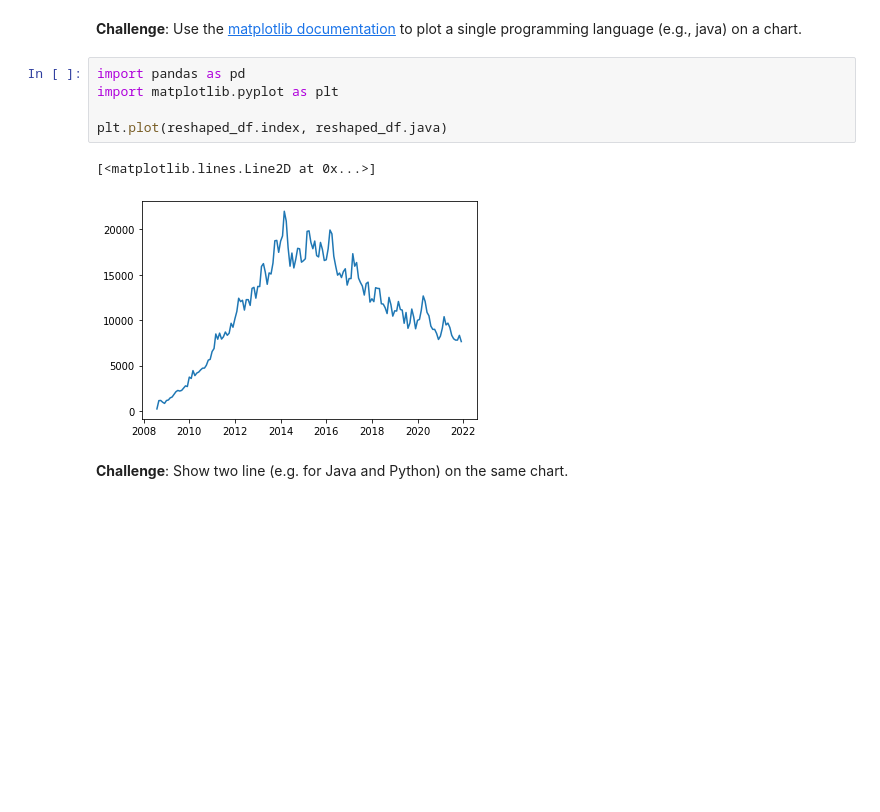
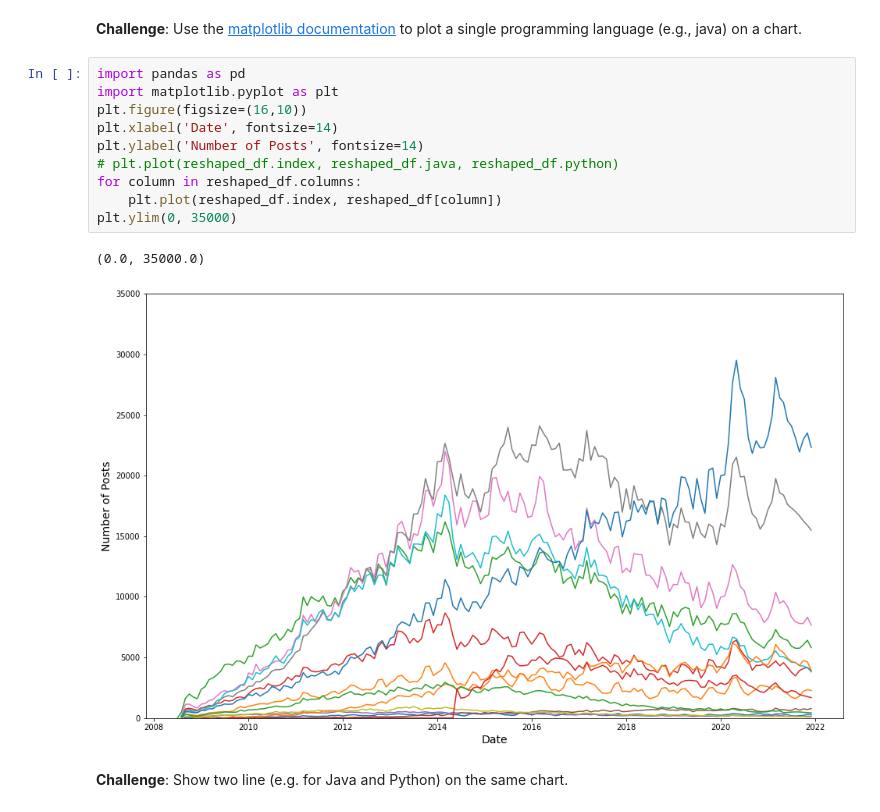
Before and after one commit to brylimz/analyse-popularity-programming-languages-over-time, a Jupyter notebook: programming_languages.ipynb, the cells around one changed output. Cells and saved outputs as stored; diff of their text form; blank space fills up the shorter version.

Commit message:
looping through legends

```diff
--- a/programming_languages.ipynb
+++ b/programming_languages.ipynb
@@ -144,11 +144,16 @@ m
 # %%
 import pandas as pd
 import matplotlib.pyplot as plt
-
-plt.plot(reshaped_df.index, reshaped_df.java)
+plt.figure(figsize=(16,10))
+plt.xlabel('Date', fontsize=14)
+plt.ylabel('Number of Posts', fontsize=14)
+# plt.plot(reshaped_df.index, reshaped_df.java, reshaped_df.python)
+for column in reshaped_df.columns:
+    plt.plot(reshaped_df.index, reshaped_df[column])
+plt.ylim(0, 35000)
 # %% [output]
-[<matplotlib.lines.Line2D at 0x...>]
+(0.0, 35000.0)
-[figure, old version]
+[figure, new version]
 # %% [markdown]
 **Challenge**: Show two line (e.g. for Java and Python) on the same chart.
 # %% [markdown]
```
